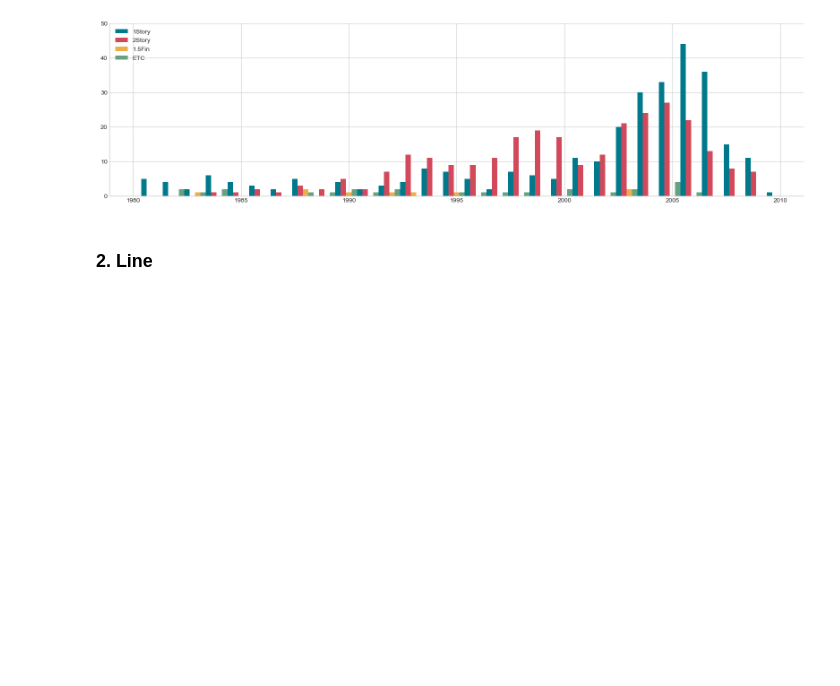
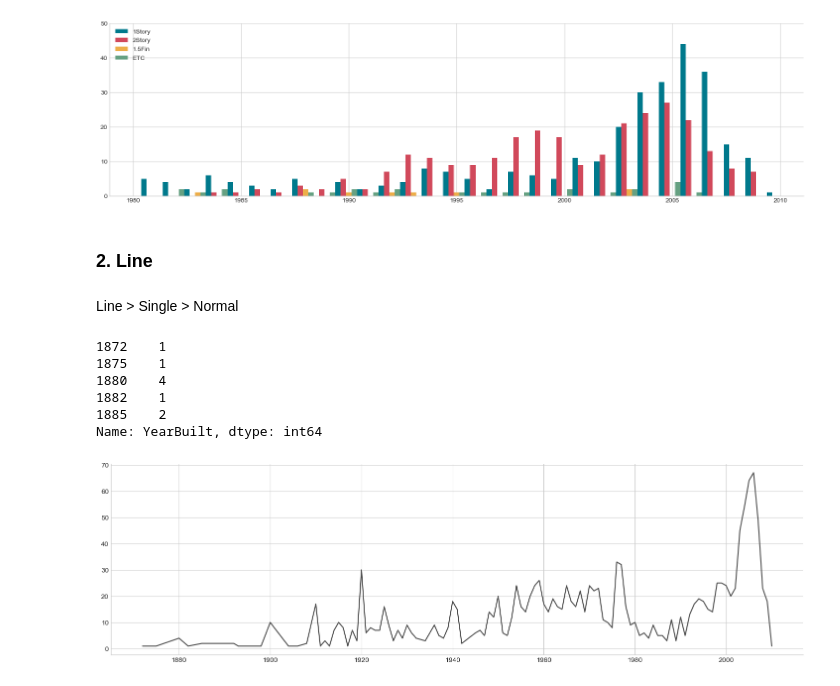
Before and after one commit to sguys99/self-study, a Jupyter notebook: Time-series visualization.ipynb, the cells around one changed output. Cells and saved outputs as stored; diff of their text form; code cells hidden in the pictures; blank space fills up the shorter version.

Commit message:
[notebook] complete timeseries visualization

```diff
--- a/Time-series visualization.ipynb
+++ b/Time-series visualization.ipynb
@@ -302,3 +302,27 @@ plt.show()
 [figure]
 # %% [markdown]
 ### 2. Line
+# %% [markdown]
+Line > Single > Normal
+# %%
+built = data["YearBuilt"].value_counts().sort_index()
+built.head()
+# %% [output]
+1872    1
+1875    1
+1880    4
+1882    1
+1885    2
+Name: YearBuilt, dtype: int64
+# %%
+fig, ax = plt.subplots(figsize = (18, 5))
+
+ax.plot(built.index, built, color='#4a4a4a')
+
+for s in ['top', 'right']:
+    ax.spines[s].set_visible(False)
+
+ax.grid(True)
+plt.show()
+# %% [output]
+[figure, added]
```
Also changed, not shown: parts of 22 cells of this notebook.
